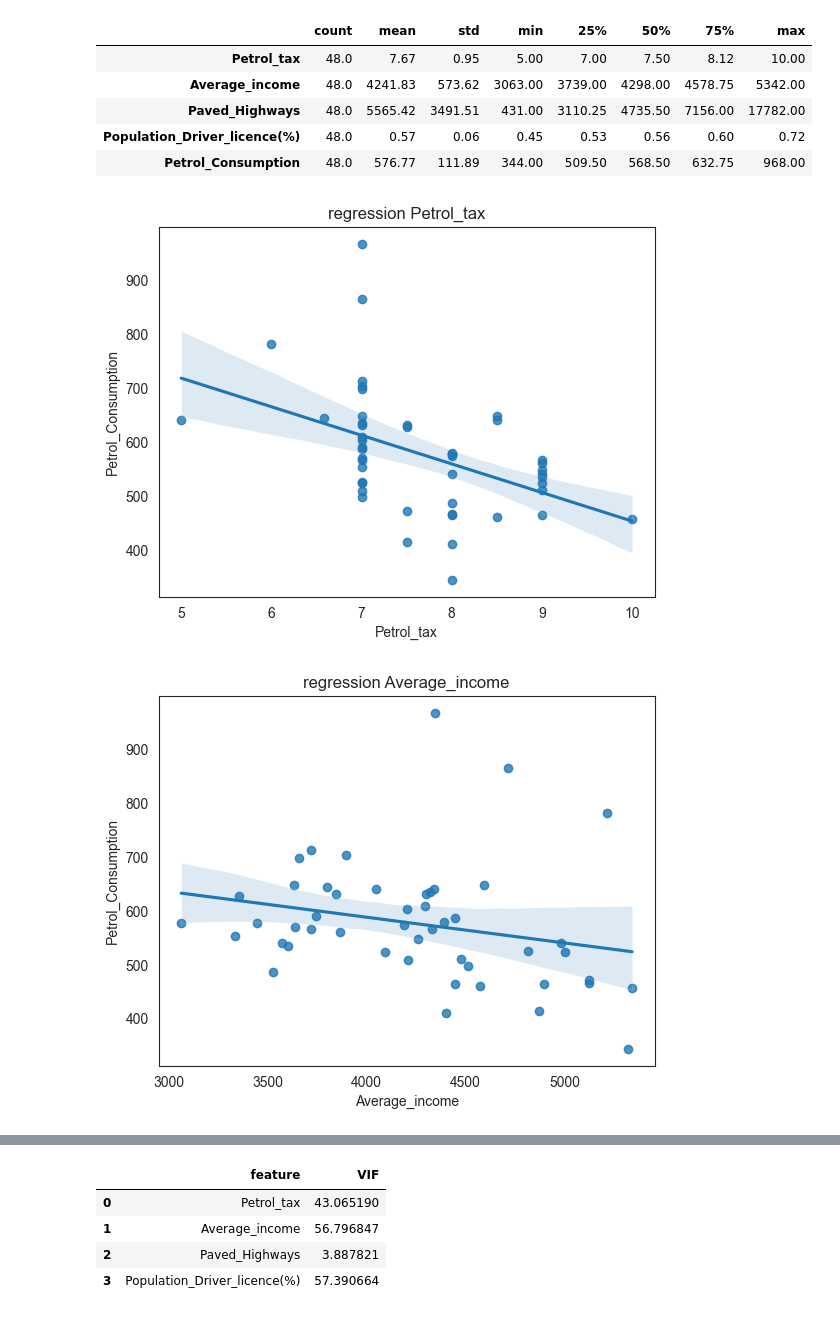
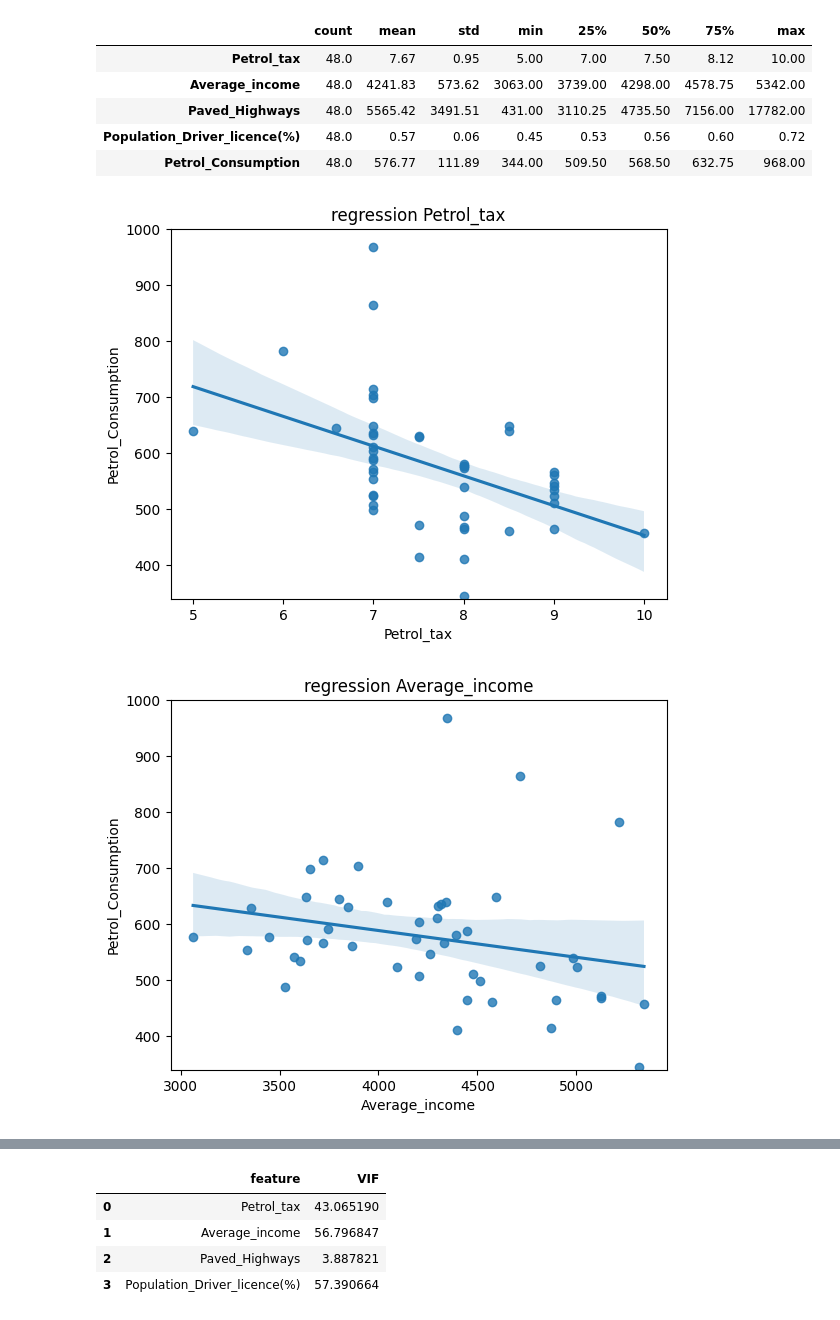
Before and after one commit to oblyshchak/ds_homeworks, a Jupyter notebook: homework_35, linear regression/task_2.ipynb, the cells around one changed output, grey strips where cells are left out. Saved outputs shown, nothing was run; the diff lists cells and outputs as text; code cells hidden in the pictures.

```diff
--- a/homework_35, linear regression/task_2.ipynb
+++ b/homework_35, linear regression/task_2.ipynb
@@ -52,8 +52,9 @@ data.describe().round(2).T
 # %%
 variables = ['Petrol_tax', 'Average_income', 'Paved_Highways', 'Population_Driver_licence(%)']
 for i in variables:
     plt.figure()
     sb.regplot(x = i, y = 'Petrol_Consumption', data = data).set(title = f"regression {i}")
+    plt.ylim(340, 1000)
 # %% [output]
-[figure, old version]
+[figure, new version]
-[figure, old version]
+[figure, new version]
```
Also changed, not shown: parts of 13 cells of this notebook.
